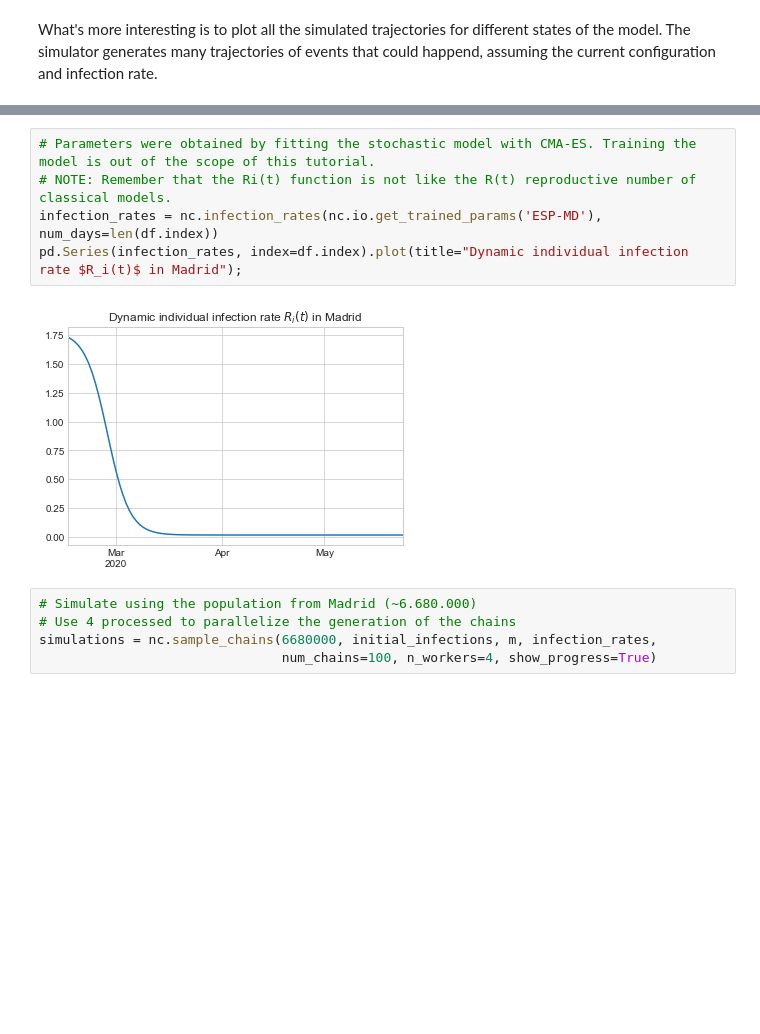
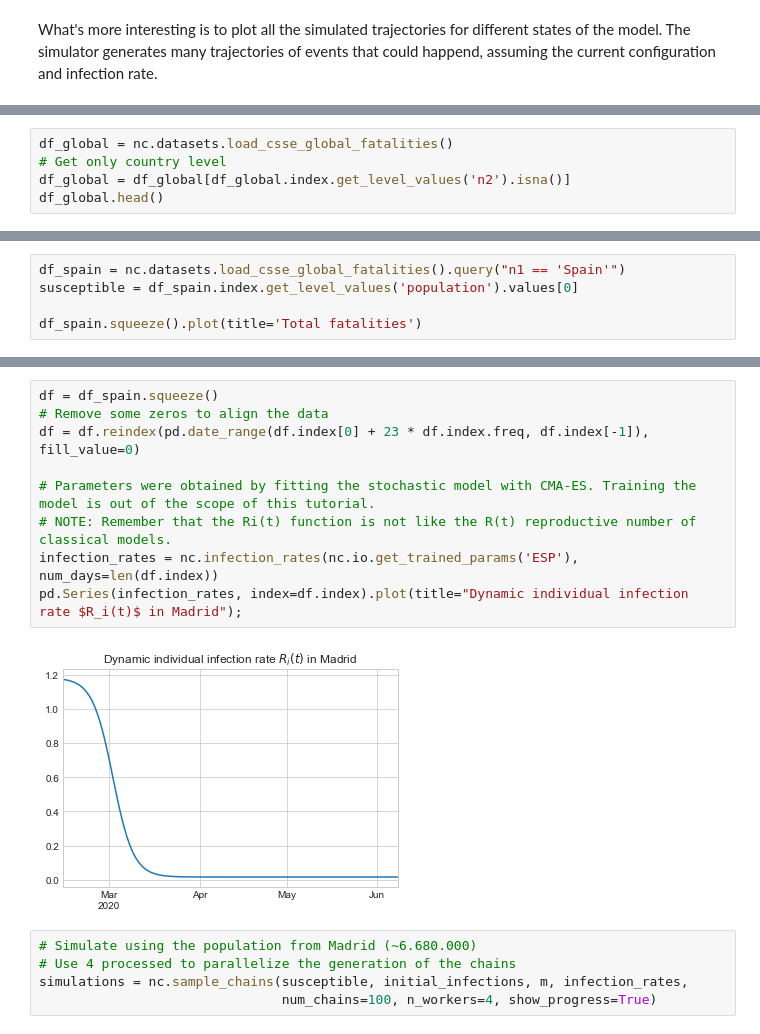
Before and after one commit to covid19-modeling/pyncov-19, a Jupyter notebook: notebooks/basics.ipynb, the cells around one changed output, grey strips where cells are left out. Saved outputs shown, nothing was run; the diff lists cells and outputs as text; blank space fills up the shorter version.

Commit message:
Add package datasets

```diff
--- a/notebooks/basics.ipynb
+++ b/notebooks/basics.ipynb
@@ -153,0 +145,5 @@ df.plot();
+# %%
+df_global = nc.datasets.load_csse_global_fatalities()
+# Get only country level
+df_global = df_global[df_global.index.get_level_values('n2').isna()]
+df_global.head()
@@ -153,0 +168,5 @@ df.plot();
+# %%
+df_spain = nc.datasets.load_csse_global_fatalities().query("n1 == 'Spain'")
+susceptible = df_spain.index.get_level_values('population').values[0]
+
+df_spain.squeeze().plot(title='Total fatalities')
@@ -154,14 +176,18 @@ df.plot();
 # %%
+df = df_spain.squeeze()
+# Remove some zeros to align the data
+df = df.reindex(pd.date_range(df.index[0] + 23 * df.index.freq, df.index[-1]), fill_value=0)
+
 # Parameters were obtained by fitting the stochastic model with CMA-ES. Training the model is out of the scope of this tutorial.
 # NOTE: Remember that the Ri(t) function is not like the R(t) reproductive number of classical models.
-infection_rates = nc.infection_rates(nc.io.get_trained_params('ESP-MD'), num_days=len(df.index))
+infection_rates = nc.infection_rates(nc.io.get_trained_params('ESP'), num_days=len(df.index))
 pd.Series(infection_rates, index=df.index).plot(title="Dynamic individual infection rate $R_i(t)$ in Madrid");
 # %% [output]
-[figure, old version]
+[figure, new version]
 # %%
 # Simulate using the population from Madrid (~6.680.000)
 # Use 4 processed to parallelize the generation of the chains
-simulations = nc.sample_chains(6680000, initial_infections, m, infection_rates,
+simulations = nc.sample_chains(susceptible, initial_infections, m, infection_rates,
                                num_chains=100, n_workers=4, show_progress=True)
 # %%
 fig, ax = plt.subplots(1, 3, figsize=(16,4))
```
Also changed, not shown: parts of 15 cells of this notebook, 4 other files.
